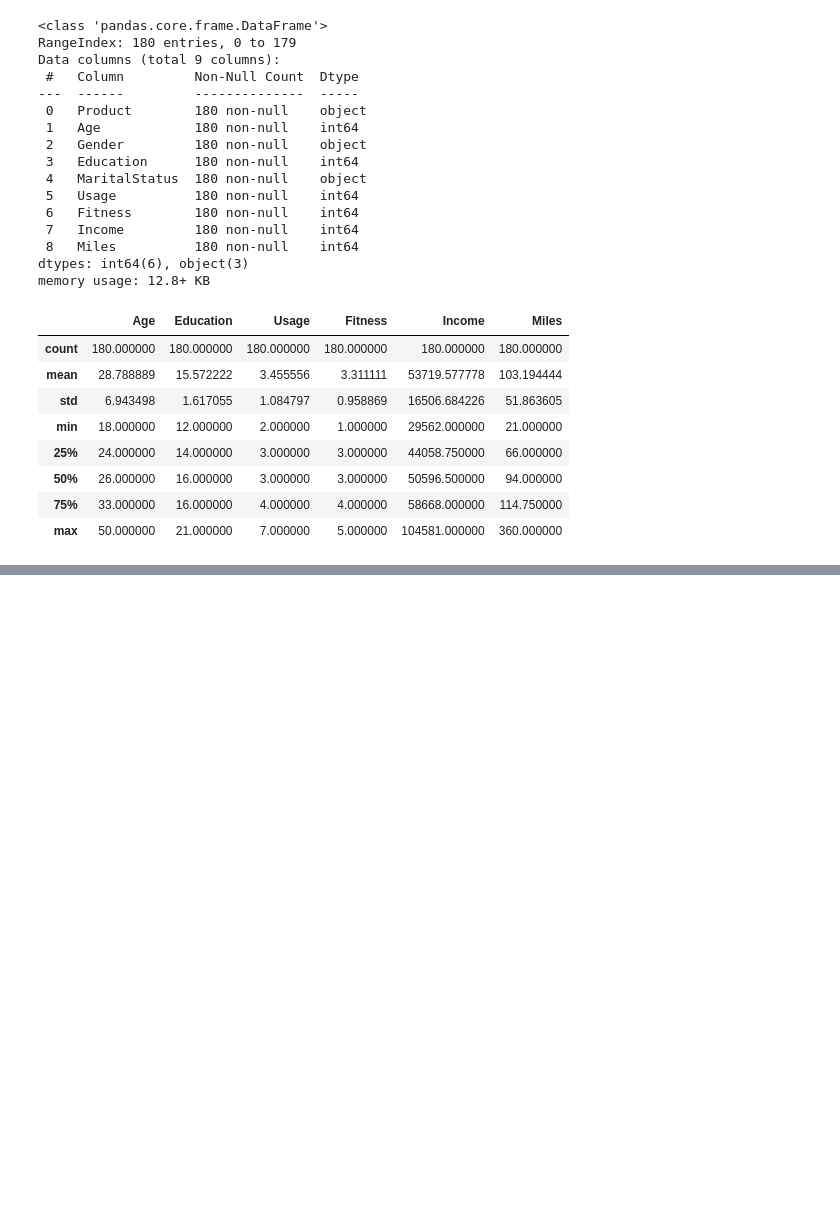
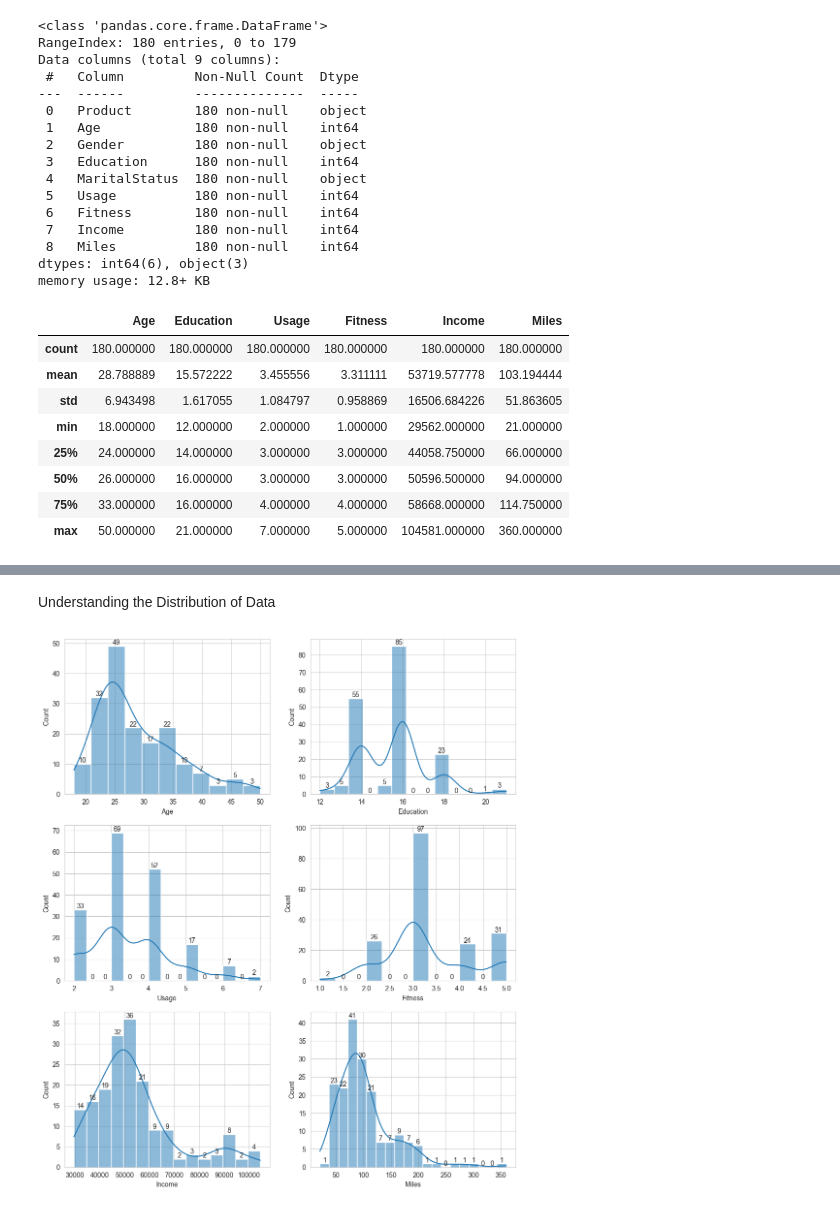
Before and after one commit to Rhy-Shah/AerofitCS-S, a Jupyter notebook: AerofitEDA.ipynb, the cells around one changed output, grey strips where cells are left out. Saved outputs shown, nothing was run; the diff lists cells and outputs as text; code cells hidden in the pictures; blank space fills up the shorter version.

```diff
--- a/AerofitEDA.ipynb
+++ b/AerofitEDA.ipynb
@@ -80,0 +157,33 @@ df.describe()
+# %% [markdown]
+Understanding the Distribution of Data
+# %%
+fig, axis = plt.subplots(nrows=3, ncols=2, figsize=(12, 10))
+fig.subplots_adjust(top=1.2)
+
+label = sns.histplot(data=df, x="Age", kde=True, ax=axis[0,0])
+for i in label.containers:
+    label.bar_label(i)
+
+label = sns.histplot(data=df, x="Education", kde=True, ax=axis[0,1])
+for i in label.containers:
+    label.bar_label(i)
+
+label = sns.histplot(data=df, x="Usage", kde=True, ax=axis[1,0])
+for i in label.containers:
+    label.bar_label(i)
+
+label = sns.histplot(data=df, x="Fitness", kde=True, ax=axis[1,1])
+for i in label.containers:
+    label.bar_label(i)
+
+label = sns.histplot(data=df, x="Income", kde=True, ax=axis[2,0])
+for i in label.containers:
+    label.bar_label(i)
+
+label = sns.histplot(data=df, x="Miles", kde=True, ax=axis[2,1])
+for i in label.containers:
+    label.bar_label(i)
+
+plt.show()
+# %% [output]
+[figure, added]
```
Also changed, not shown: parts of 34 cells of this notebook.
